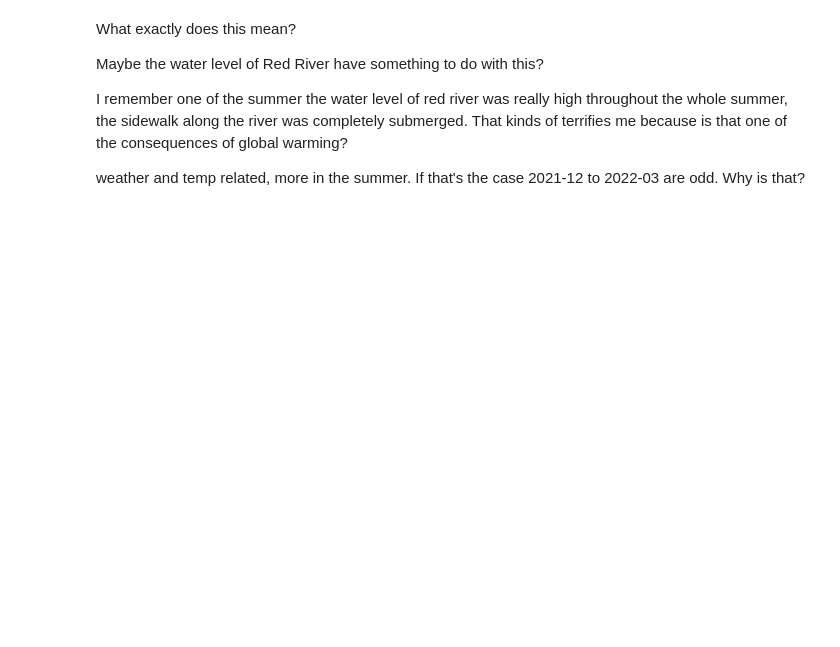
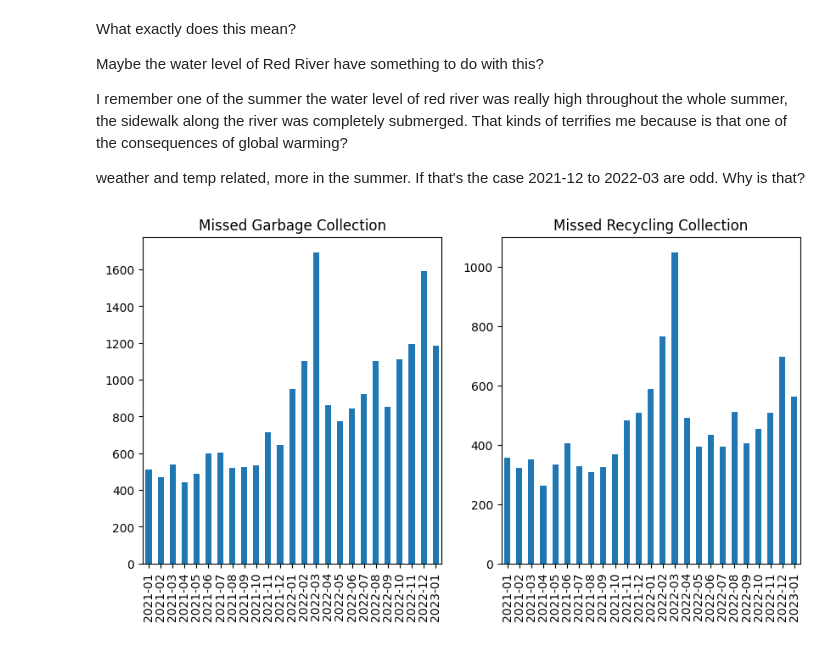
Before and after one commit to tommyvct/winnipeg-311-data-analysis, a Jupyter notebook: temporal.ipynb, the cells around one changed output. Cells and saved outputs as stored; diff of their text form; code cells hidden in the pictures; blank space fills up the shorter version.

```diff
--- a/temporal.ipynb
+++ b/temporal.ipynb
@@ -240,3 +316,19 @@ Maybe the water level of Red River have something to do with this?
 I remember one of the summer the water level of red river was really high throughout the whole summer, the sidewalk along the river was completely submerged. That kinds of terrifies me because is that one of the consequences of global warming?
 
 weather and temp related, more in the summer. If that's the case 2021-12 to 2022-03 are odd. Why is that?
+# %%
+fig, axs = plt.subplots(1, 2, figsize=(10, 5))
+
+plot_service_by_month(6, axs[0])
+plot_service_by_month(7, axs[1])
+# plot_service_by_month(3,  axs[1][0])
+# plot_service_by_month(9,  axs[1][1])
+# plot_service_by_month(13, axs[2][0])
+# plot_service_by_month(5,  axs[2][1])
+
+
+# fig.subplots_adjust(hspace=0.35)
+
+plt.show()
+# %% [output]
+[figure, added]
```
Also changed, not shown: parts of 30 cells of this notebook, 40 other files.
